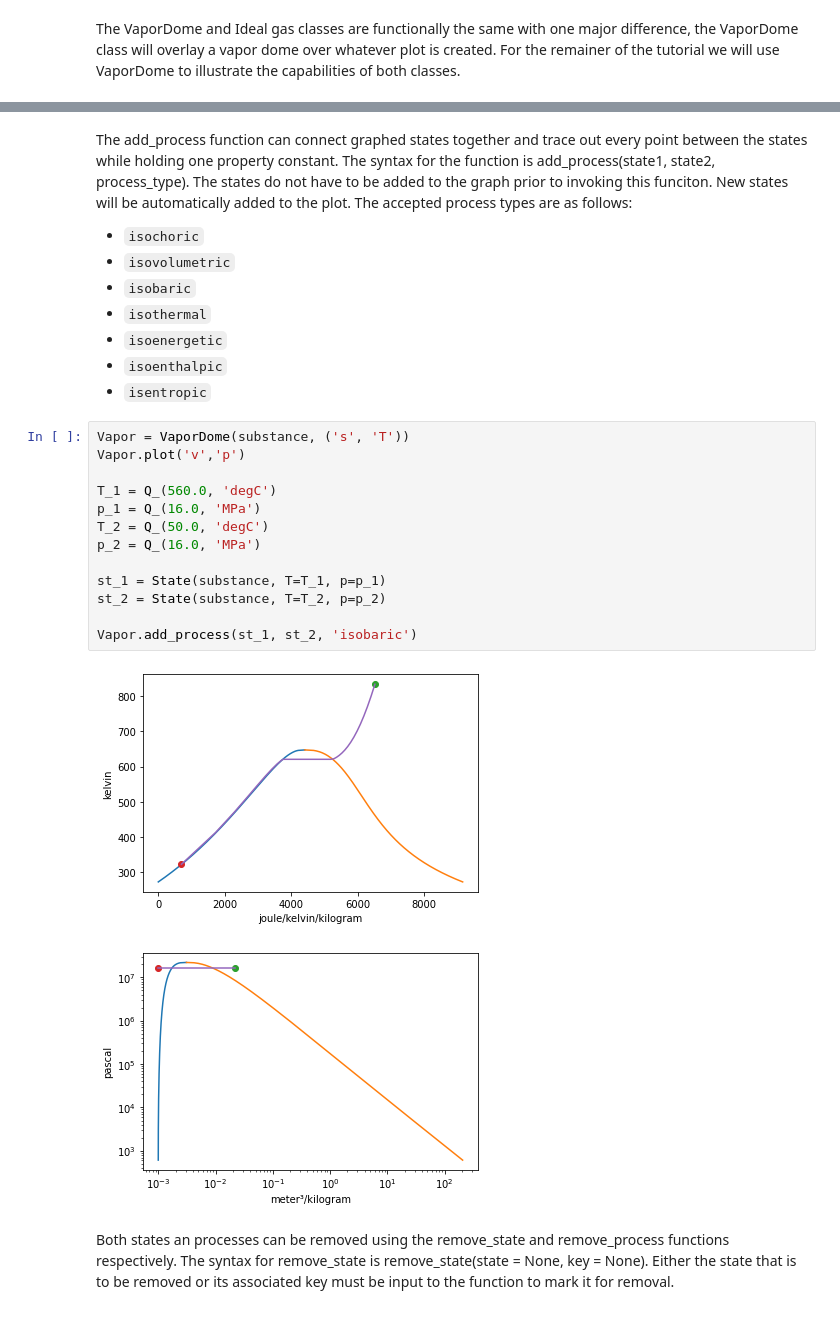
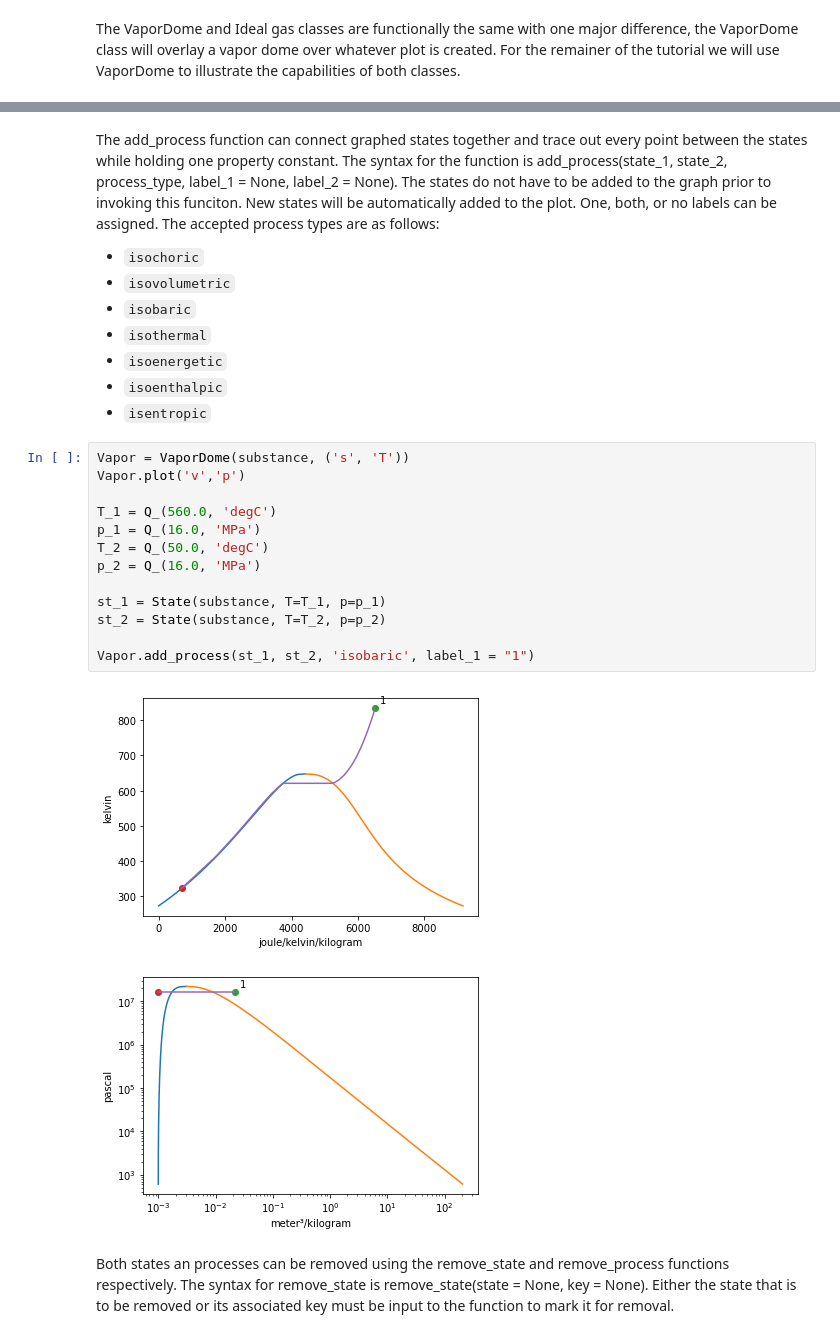
Before and after one commit to bryanwweber/thermostate, a Jupyter notebook: docs/Plot-Tutorial.ipynb, the cells around one changed output, grey strips where cells are left out. Cells and saved outputs as stored; diff of their text form.

```diff
--- a/docs/Plot-Tutorial.ipynb
+++ b/docs/Plot-Tutorial.ipynb
@@ -57,5 +59,5 @@ Vapor.add_state(st_2)
 # %% [markdown]
-The add_process function can connect graphed states together and trace out every point between the states while holding one property constant. The syntax for the function is add_process(state1, state2, process_type). The states do not have to be added to the graph prior to invoking this funciton. New states will be automatically added to the plot. The accepted process types are as follows:
+The add_process function can connect graphed states together and trace out every point between the states while holding one property constant. The syntax for the function is add_process(state_1, state_2, process_type, label_1 = None, label_2 = None). The states do not have to be added to the graph prior to invoking this funciton. New states will be automatically added to the plot. One, both, or no labels can be assigned. The accepted process types are as follows:
 
 * `isochoric`
 * `isovolumetric`
@@ -67,18 +69,18 @@ The add_process function can connect graphed states together and trace out every
 # %%
 Vapor = VaporDome(substance, ('s', 'T'))
 Vapor.plot('v','p')
 
 T_1 = Q_(560.0, 'degC')
 p_1 = Q_(16.0, 'MPa')
 T_2 = Q_(50.0, 'degC')
 p_2 = Q_(16.0, 'MPa')
 
 st_1 = State(substance, T=T_1, p=p_1)
 st_2 = State(substance, T=T_2, p=p_2)
 
-Vapor.add_process(st_1, st_2, 'isobaric')
+Vapor.add_process(st_1, st_2, 'isobaric', label_1 = "1")
 # %% [output]
-[figure, old version]
+[figure, new version]
 [figure]
 # %% [markdown]
 Both states an processes can be removed using the remove_state and remove_process functions respectively. The syntax for remove_state is remove_state(state = None, key = None). Either the state that is to be removed or its associated key must be input to the function to mark it for removal.
```
Also changed, not shown: parts of 2 cells of this notebook, 3 other files.
